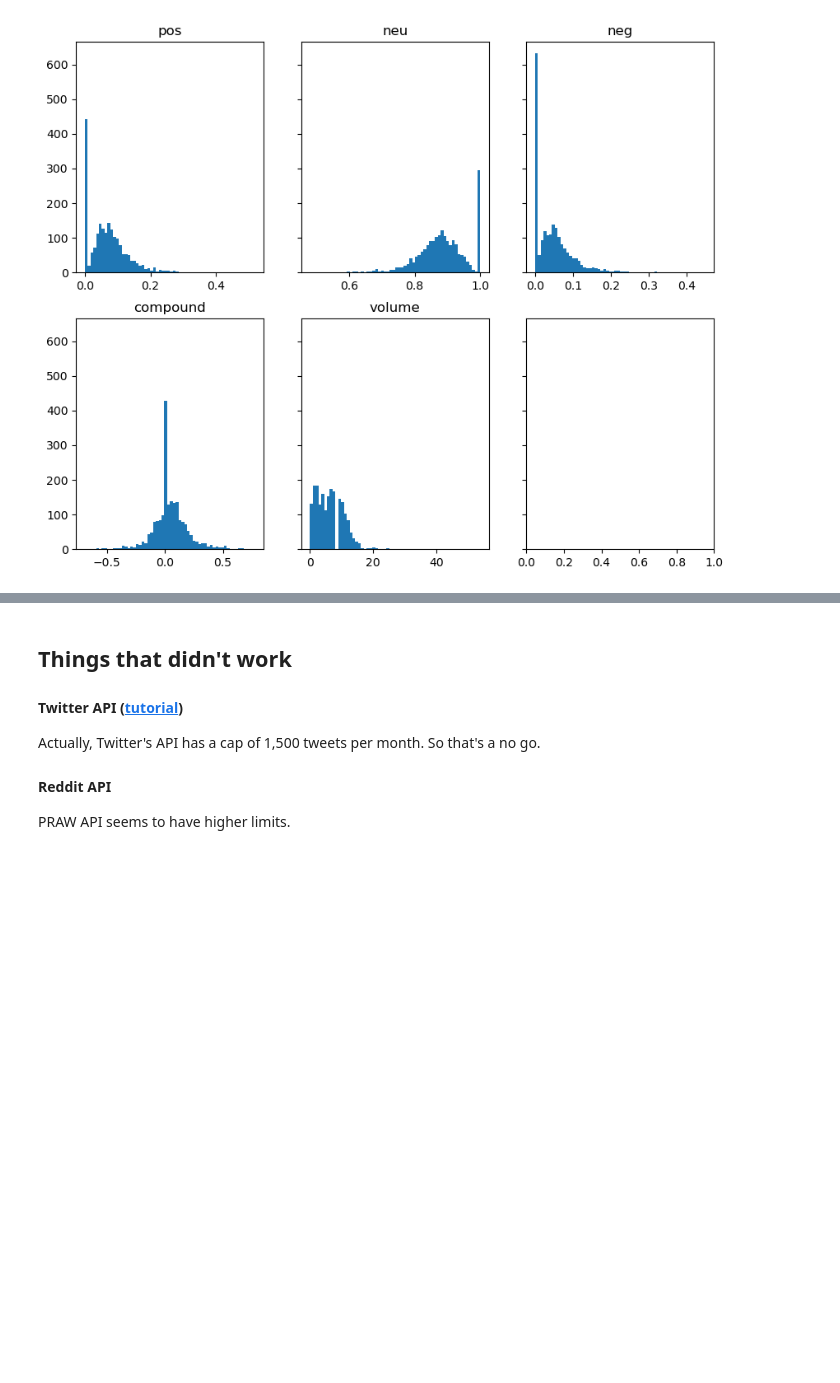
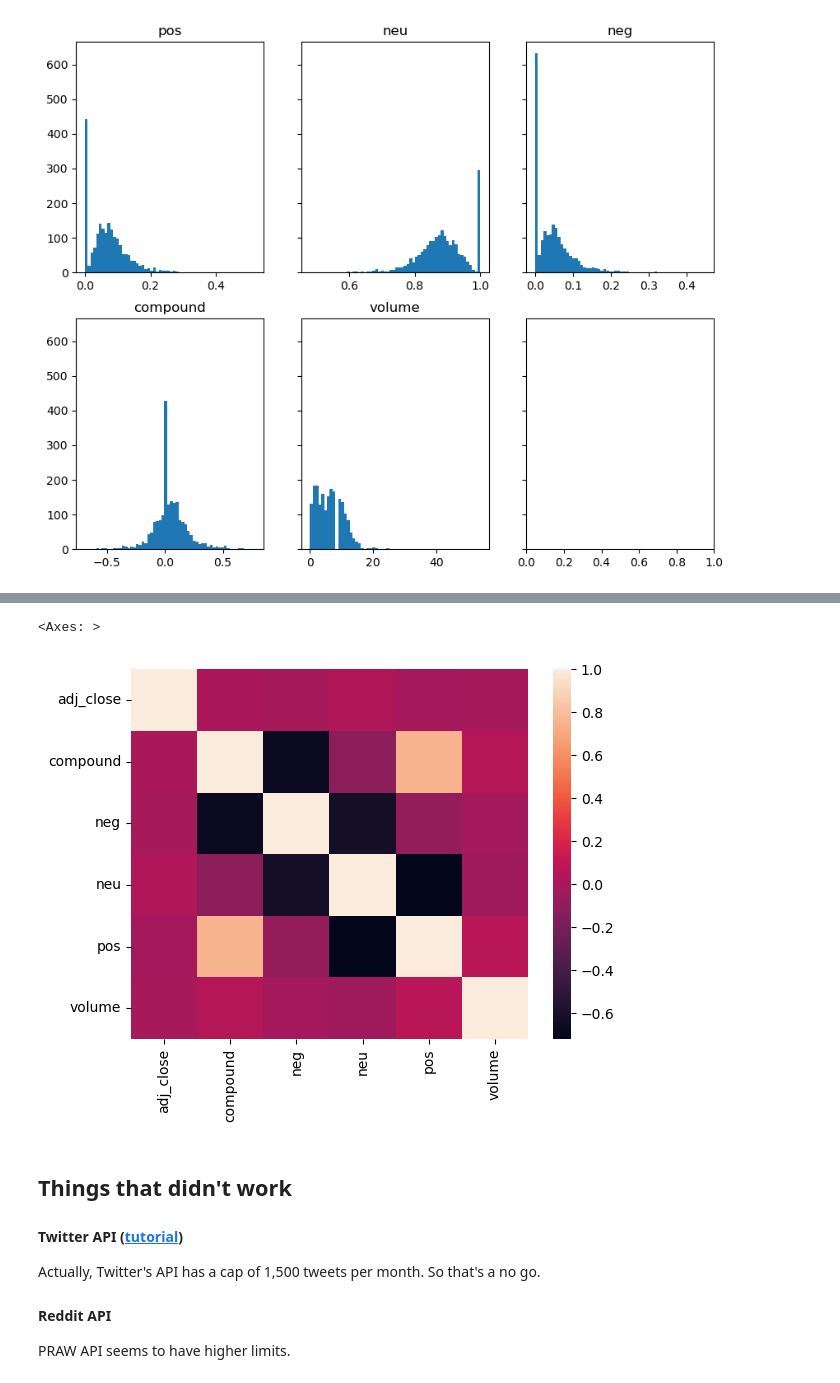
Before and after one commit to amberlee0516/ds4a-stock-price, a Jupyter notebook: sentiment analysis.ipynb, the cells around one changed output, grey strips where cells are left out. Drawn from its saved outputs; the diff is of its cells as text; code cells hidden in the pictures; blank space fills up the shorter version.

```diff
--- a/sentiment analysis.ipynb
+++ b/sentiment analysis.ipynb
@@ -532,0 +568,4 @@ fig.savefig("google_hist.png")
+# %%
+
+merged_corr = merged.corr()
+round(merged_corr,2)
@@ -533,3 +580,8 @@ fig.savefig("google_hist.png")
+# %%
+sns.heatmap(merged_corr)
+# %% [output]
+<Axes: >
+[figure, added]
 # %% [markdown]
 
 ## Things that didn't work
```
Also changed, not shown: parts of 13 cells of this notebook, 2 other files.
